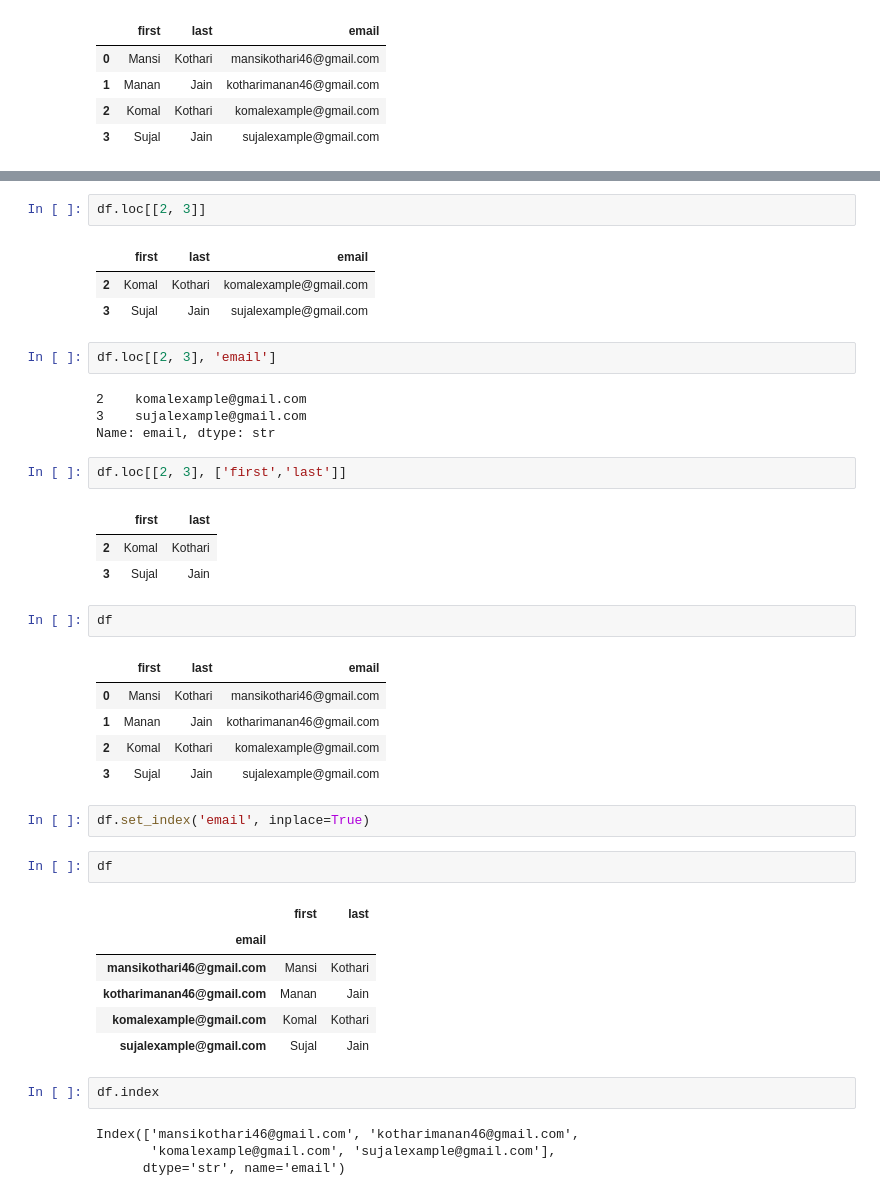
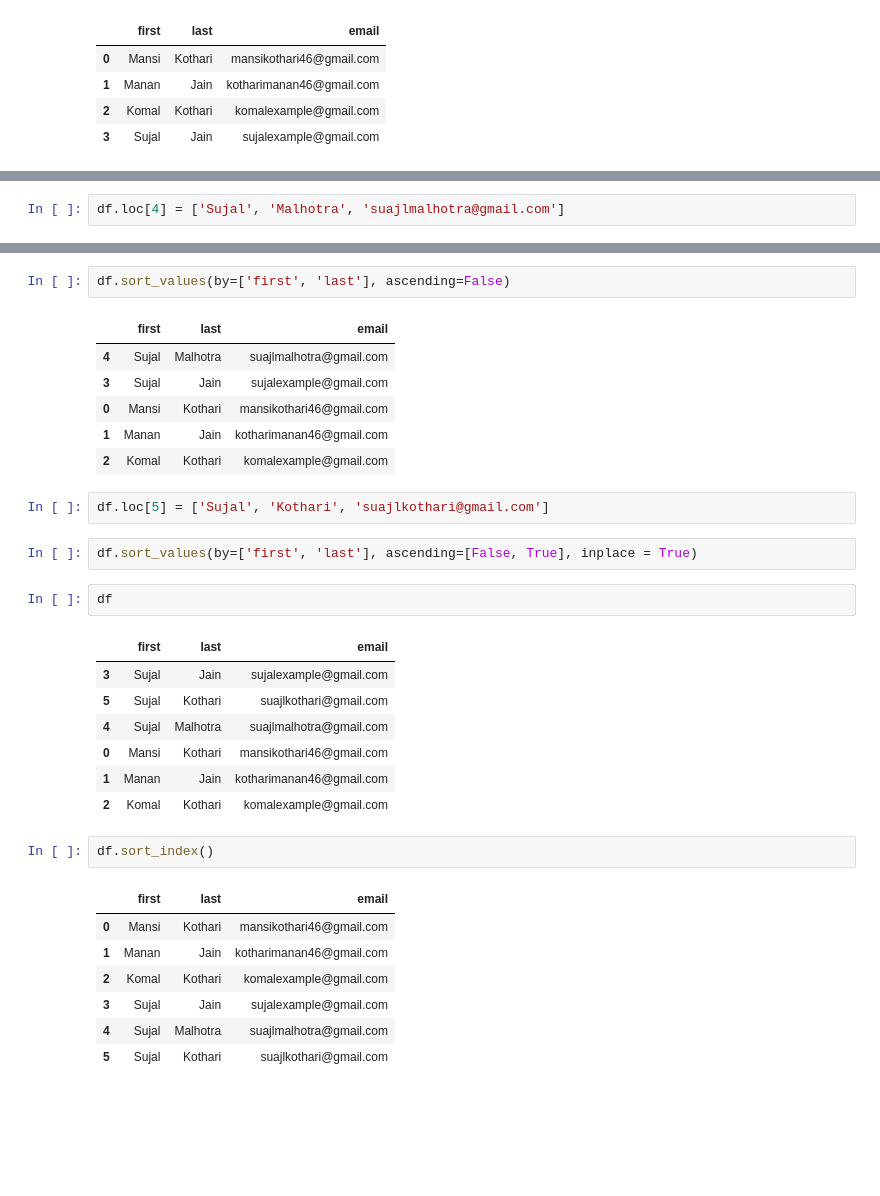
Before and after one commit to KothariMansi/PandasLearn, a Jupyter notebook: Snippets.ipynb, the cells around one changed output, grey strips where cells are left out. Saved outputs shown, nothing was run; the diff lists cells and outputs as text; blank space fills up the shorter version.

```diff
--- a/Snippets.ipynb
+++ b/Snippets.ipynb
@@ -89,3 +34,5 @@ df.iloc[[0, 1], [1, 2]]
+# %%
+df.loc[4] = ['Sujal', 'Malhotra', 'suajlmalhotra@gmail.com']
 # %%
 df
 # %% [output]
@@ -104,43 +45,33 @@ Name: 0, dtype: str
-# %%
-df.loc[[2, 3]]
-# %% [output]
-|  | first | last | email |
-| 2 | Komal | Kothari | komalexample@gmail.com |
-| 3 | Sujal | Jain | sujalexample@gmail.com |
-# %%
-df.loc[[2, 3], 'email']
-# %% [output]
-2    komalexample@gmail.com
-3    sujalexample@gmail.com
-Name: email, dtype: str
 # %%
-df.loc[[2, 3], ['first','last']]
+df.sort_values(by=['first', 'last'], ascending=False)
 # %% [output]
-|  | first | last |
-| 2 | Komal | Kothari |
-| 3 | Sujal | Jain |
+|  | first | last | email |
+| 4 | Sujal | Malhotra | suajlmalhotra@gmail.com |
+| 3 | Sujal | Jain | sujalexample@gmail.com |
+| 0 | Mansi | Kothari | mansikothari46@gmail.com |
+| 1 | Manan | Jain | kotharimanan46@gmail.com |
+| 2 | Komal | Kothari | komalexample@gmail.com |
+# %%
+df.loc[5] = ['Sujal', 'Kothari', 'suajlkothari@gmail.com']
+# %%
+df.sort_values(by=['first', 'last'], ascending=[False, True], inplace = True)
 # %%
 df
 # %% [output]
 |  | first | last | email |
+| 3 | Sujal | Jain | sujalexample@gmail.com |
+| 5 | Sujal | Kothari | suajlkothari@gmail.com |
+| 4 | Sujal | Malhotra | suajlmalhotra@gmail.com |
 | 0 | Mansi | Kothari | mansikothari46@gmail.com |
 | 1 | Manan | Jain | kotharimanan46@gmail.com |
 | 2 | Komal | Kothari | komalexample@gmail.com |
-| 3 | Sujal | Jain | sujalexample@gmail.com |
-# %%
-df.set_index('email', inplace=True)
 # %%
-df
+df.sort_index()
 # %% [output]
-|  | first | last |
-| email |  |  |
-| mansikothari46@gmail.com | Mansi | Kothari |
-| kotharimanan46@gmail.com | Manan | Jain |
-| komalexample@gmail.com | Komal | Kothari |
-| sujalexample@gmail.com | Sujal | Jain |
+|  | first | last | email |
+| 0 | Mansi | Kothari | mansikothari46@gmail.com |
+| 1 | Manan | Jain | kotharimanan46@gmail.com |
+| 2 | Komal | Kothari | komalexample@gmail.com |
+| 3 | Sujal | Jain | sujalexample@gmail.com |
+| 4 | Sujal | Malhotra | suajlmalhotra@gmail.com |
+| 5 | Sujal | Kothari | suajlkothari@gmail.com |
-# %%
-df.index
-# %% [output]
-Index(['mansikothari46@gmail.com', 'kotharimanan46@gmail.com',
-       'komalexample@gmail.com', 'sujalexample@gmail.com'],
-      dtype='str', name='email')
```
Also changed, not shown: parts of 52 cells of this notebook, 2 other files.
